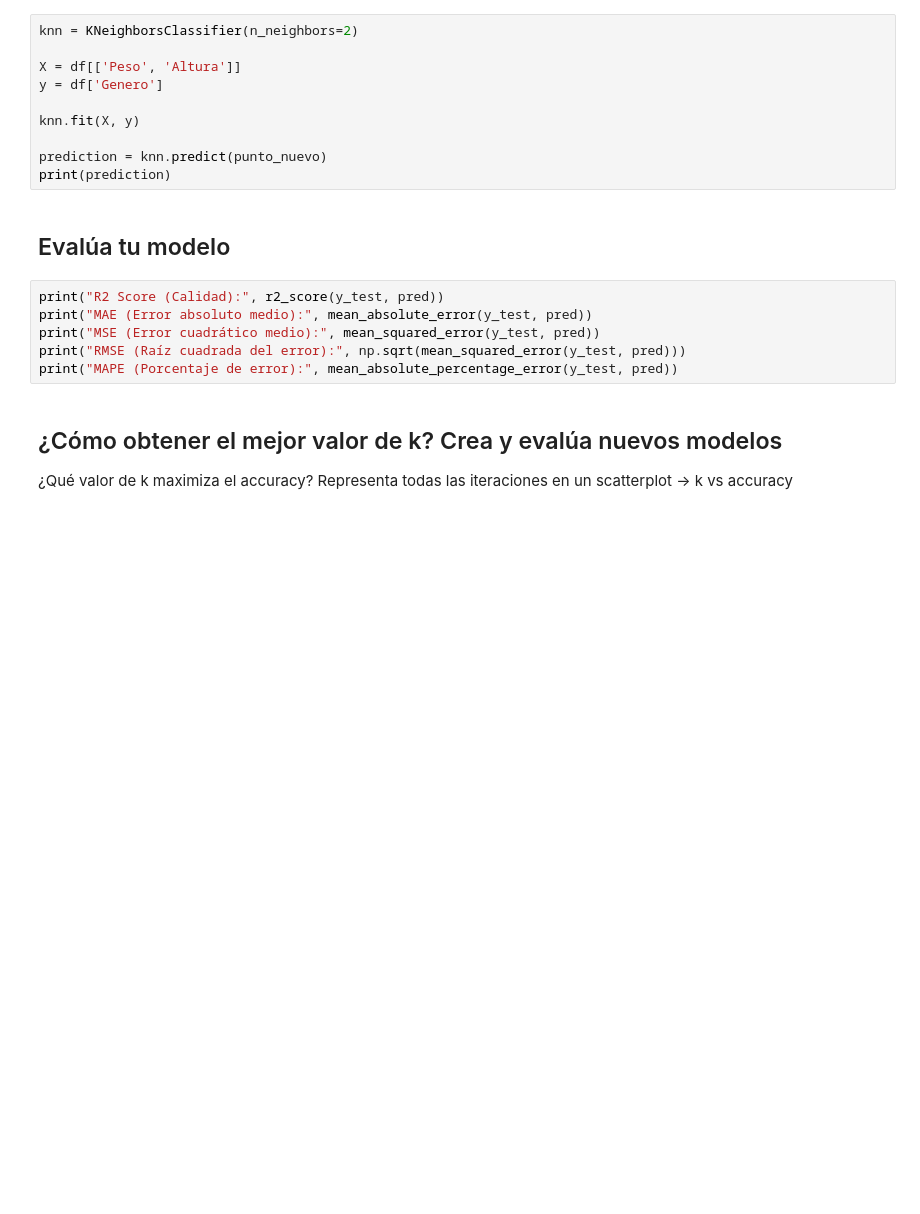
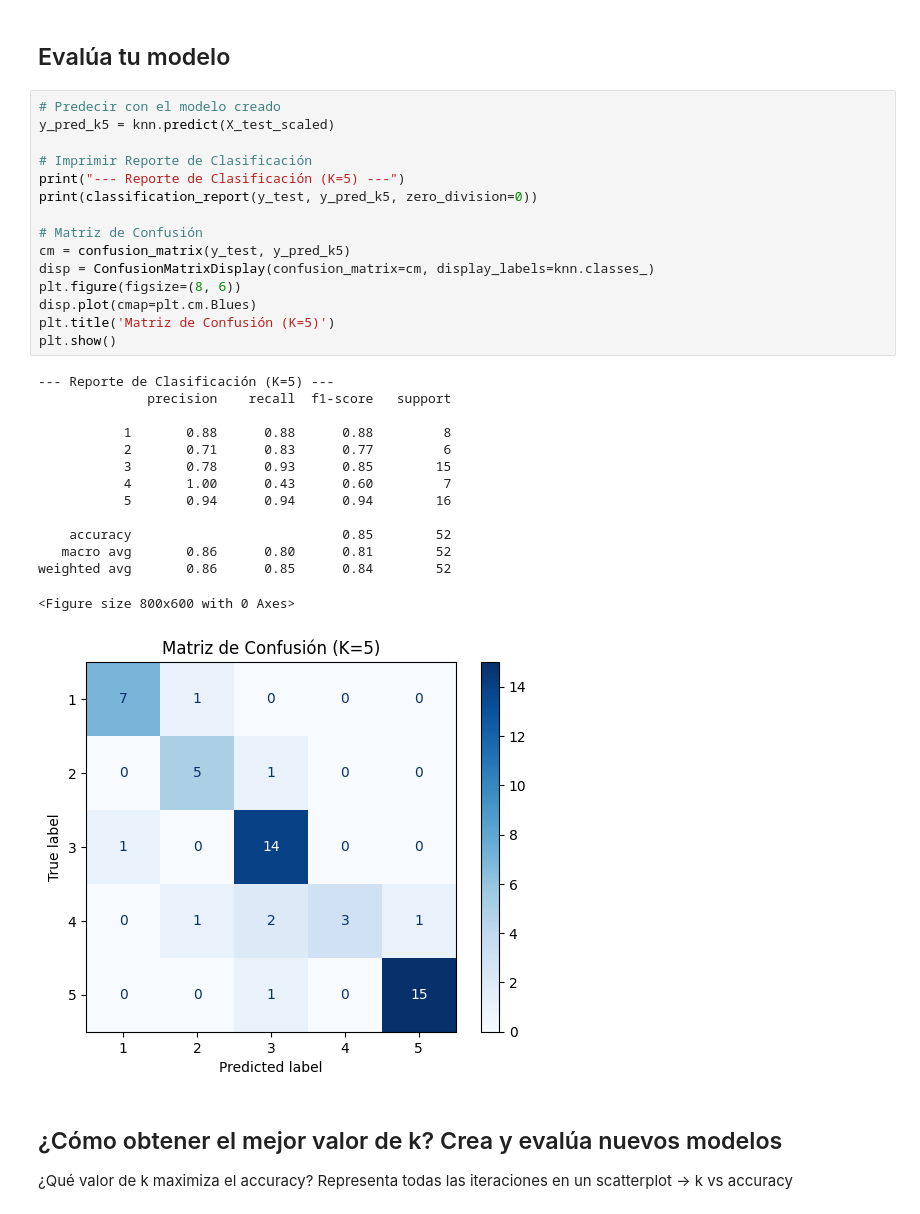
Before and after one commit to Mikelliza16/BootcampDataScienceML, a Jupyter notebook: TEMARIO_MIKEL/3-Machine_Learning/1-Supervisado/3-RegorClass/7-KNN/ejercicios/Ejercicio_k-NearestNeighbor_Mikel.ipynb, the cells around one changed output. Cells and saved outputs as stored; diff of their text form; blank space fills up the shorter version.

```diff
--- a/TEMARIO_MIKEL/3-Machine_Learning/1-Supervisado/3-RegorClass/7-KNN/ejercicios/Ejercicio_k-NearestNeighbor.ipynb
+++ b/TEMARIO_MIKEL/3-Machine_Learning/1-Supervisado/3-RegorClass/7-KNN/ejercicios/Ejercicio_k-NearestNeighbor_Mikel.ipynb
@@ -113,24 +129,38 @@ print("Precisión en Test:", test_acc)
 # %% [output]
 Precisión en Train: 0.9365853658536586
 Precisión en Test: 0.8461538461538461
-# %%
-knn = KNeighborsClassifier(n_neighbors=2)
-
-X = df[['Peso', 'Altura']]
-y = df['Genero']
-
-knn.fit(X, y)
-
-prediction = knn.predict(punto_nuevo)
-print(prediction)
 # %% [markdown]
 ## Evalúa tu modelo
-# %%
-print("R2 Score (Calidad):", r2_score(y_test, pred))
-print("MAE (Error absoluto medio):", mean_absolute_error(y_test, pred))
-print("MSE (Error cuadrático medio):", mean_squared_error(y_test, pred))
-print("RMSE (Raíz cuadrada del error):", np.sqrt(mean_squared_error(y_test, pred)))
-print("MAPE (Porcentaje de error):", mean_absolute_percentage_error(y_test, pred))
+# %%
+# Predecir con el modelo creado
+y_pred_k5 = knn.predict(X_test_scaled)
+
+# Imprimir Reporte de Clasificación
+print("--- Reporte de Clasificación (K=5) ---")
+print(classification_report(y_test, y_pred_k5, zero_division=0))
+
+# Matriz de Confusión
+cm = confusion_matrix(y_test, y_pred_k5)
+disp = ConfusionMatrixDisplay(confusion_matrix=cm, display_labels=knn.classes_)
+plt.figure(figsize=(8, 6))
+disp.plot(cmap=plt.cm.Blues)
+plt.title('Matriz de Confusión (K=5)')
+plt.show()
+# %% [output]
+--- Reporte de Clasificación (K=5) ---
+              precision    recall  f1-score   support
+
+           1       0.88      0.88      0.88         8
+           2       0.71      0.83      0.77         6
+           3       0.78      0.93      0.85        15
+           4       1.00      0.43      0.60         7
+           5       0.94      0.94      0.94        16
+
+    accuracy                           0.85        52
+   macro avg       0.86      0.80      0.81        52
+weighted avg       0.86      0.85      0.84        52
+<Figure size 800x600 with 0 Axes>
+[figure, added]
 # %% [markdown]
 ## ¿Cómo obtener el mejor valor de k? Crea y evalúa nuevos modelos
 ¿Qué valor de k maximiza el accuracy? Representa todas las iteraciones en un scatterplot -> k vs accuracy
```
Also changed, not shown: parts of 5 cells of this notebook, 15 other files.
